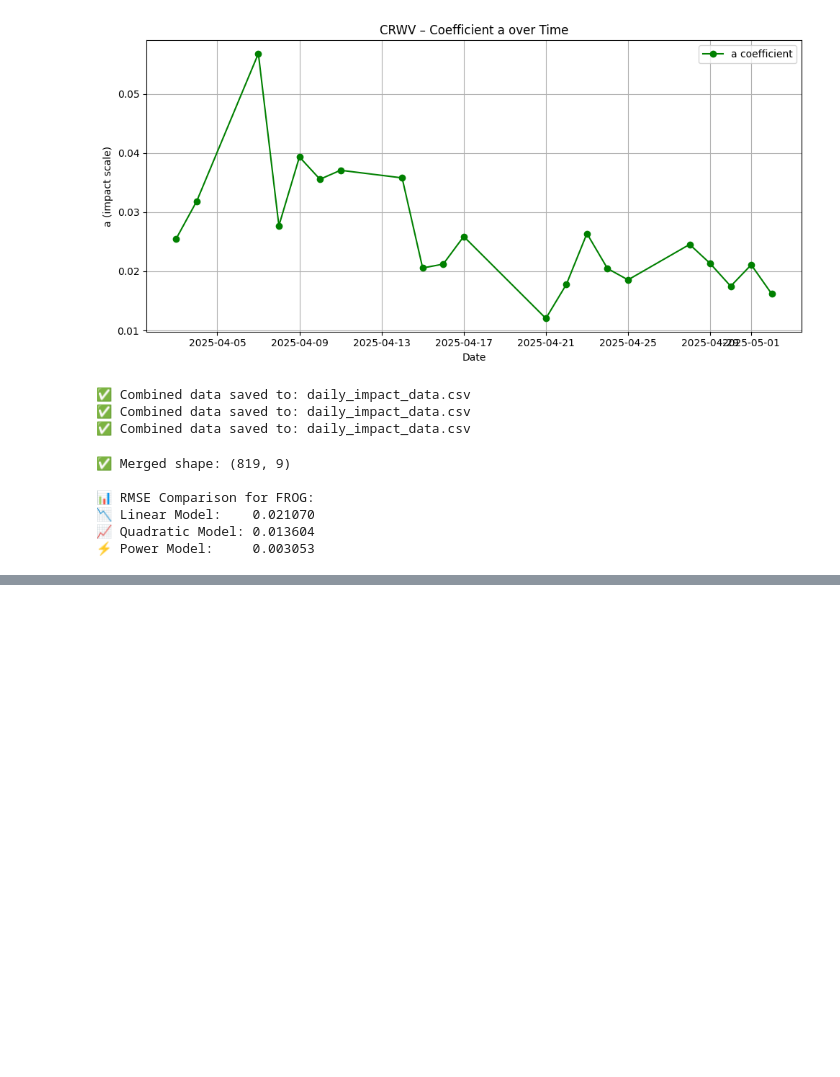
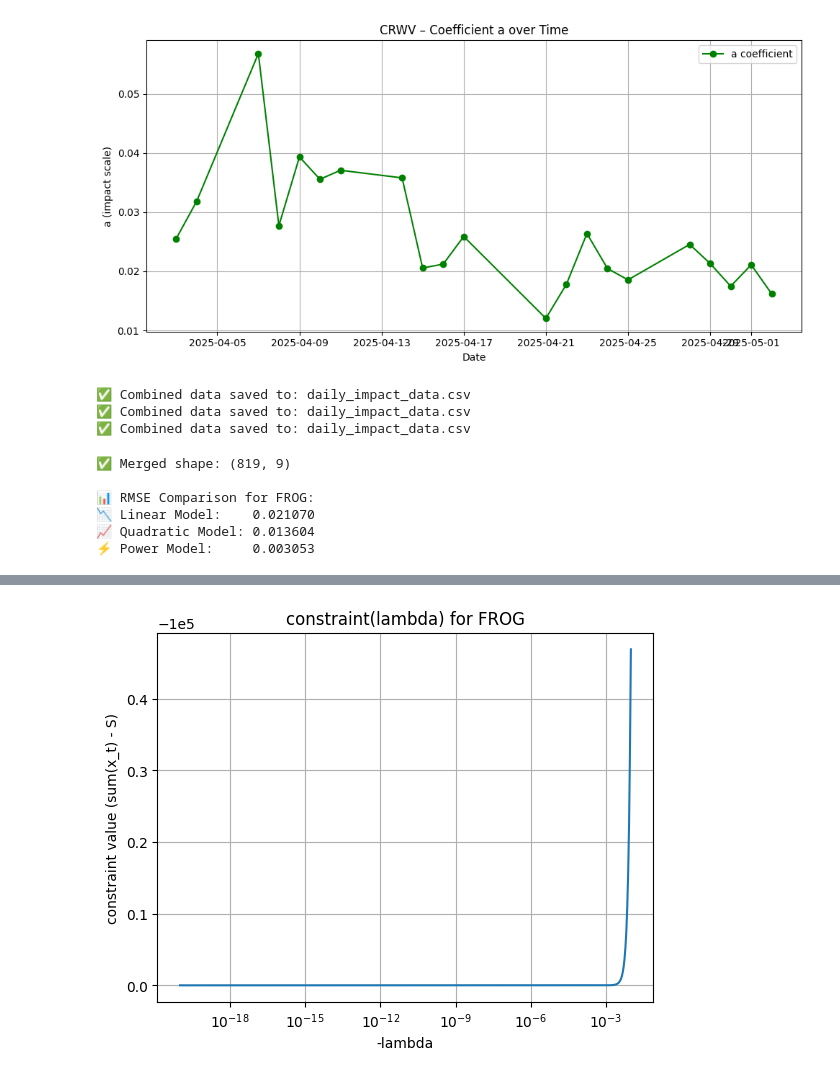
Before and after one commit to AditVard/Modelling-Temporary-Market-Impact, a Jupyter notebook: OrderBookTask.ipynb, the cells around one changed output, grey strips where cells are left out. Drawn from its saved outputs; the diff is of its cells as text; code cells hidden in the pictures; blank space fills up the shorter version.

```diff
--- a/OrderBookTask.ipynb
+++ b/OrderBookTask.ipynb
@@ -955,0 +964,20 @@ for ticker in tickers:
+# %%
+test_lambdas = -10.0 ** np.linspace(-20, -2, 1000)
+f_vals = []
+for lmbda in test_lambdas:
+    try:
+        val = ((-lmbda / (a * (1 + b))) ** (1 / b)).sum() - S
+    except:
+        val = np.nan
+    f_vals.append(val)
+
+import matplotlib.pyplot as plt
+plt.plot(-test_lambdas, f_vals)
+plt.xscale('log')
+plt.title('constraint(lambda) for FROG')
+plt.xlabel('-lambda')
+plt.ylabel('constraint value (sum(x_t) - S)')
+plt.grid(True)
+plt.show()
+# %% [output]
+[figure, added]
```
Also changed, not shown: parts of 8 cells of this notebook.
